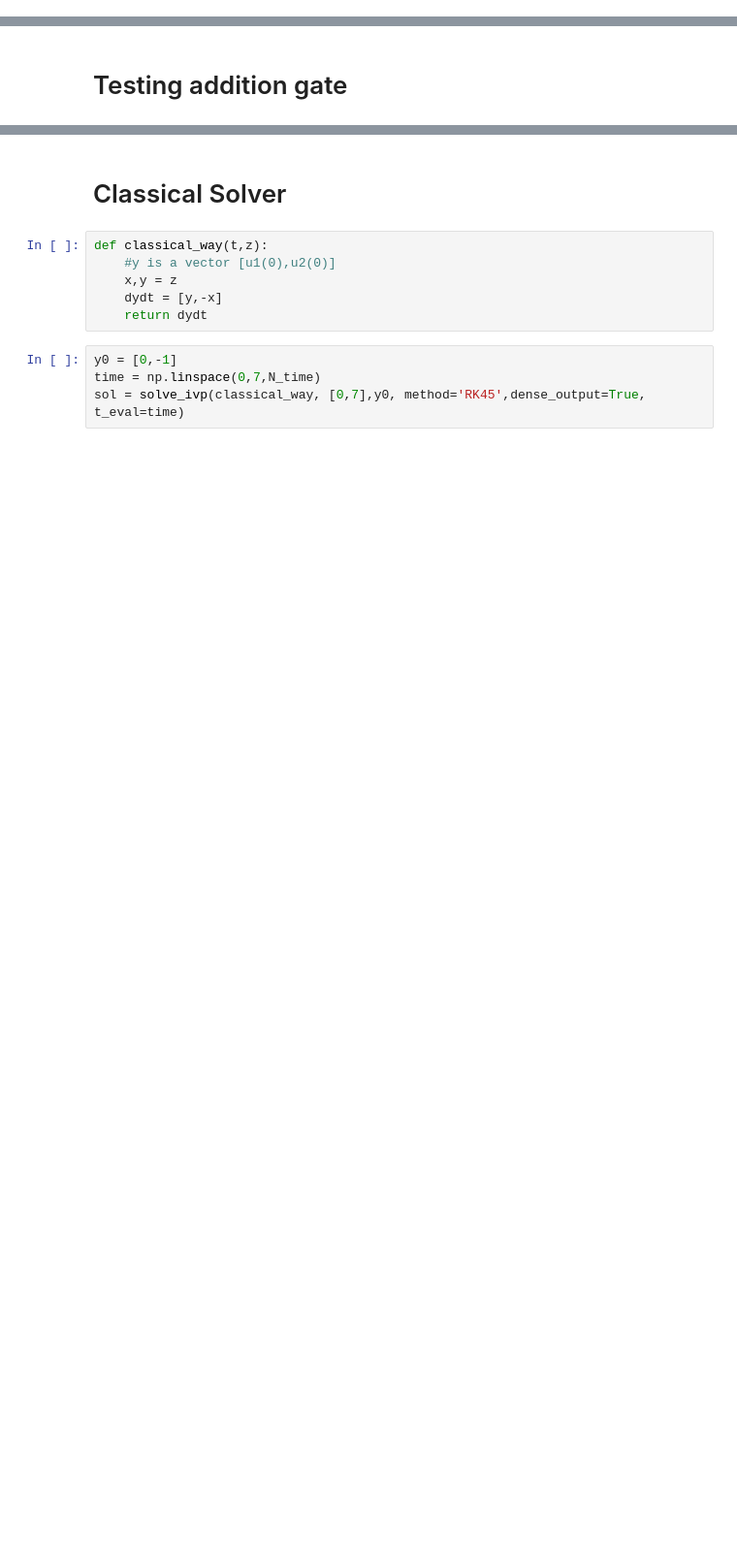
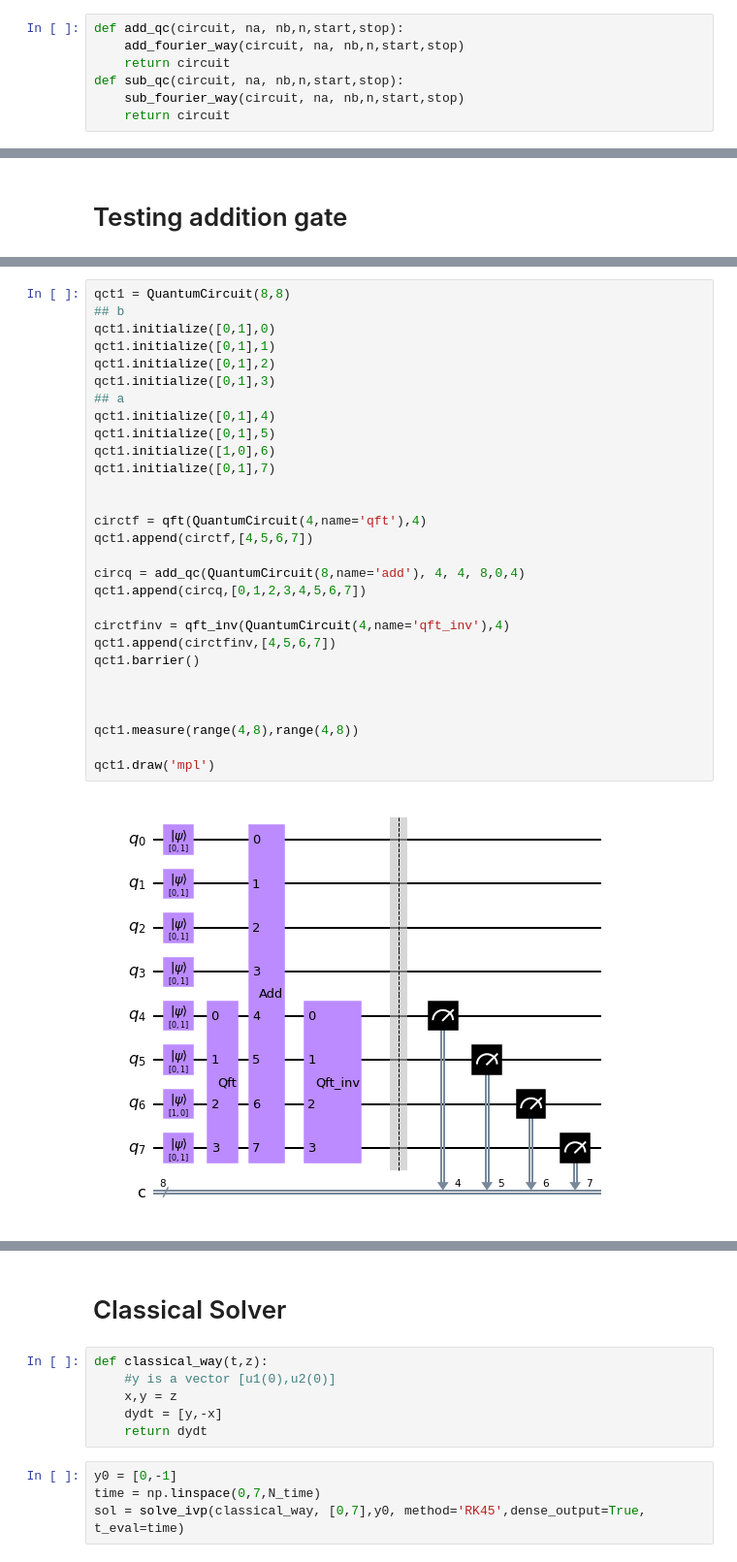
Before and after one commit to cwjsdsu/Qractice, a Jupyter notebook: Cobarrubia_Circuits/Cobarrubia_Quantum_ODE_Solver.ipynb, the cells around one changed output, grey strips where cells are left out. Shown at 97% size. Drawn from its saved outputs; the diff is of its cells as text; blank space fills up the shorter version.

```diff
--- a/Cobarrubia_Circuits/Cobarrubia_Quantum_ODE_Solver.ipynb
+++ b/Cobarrubia_Circuits/Cobarrubia_Quantum_ODE_Solver.ipynb
@@ -115 +164,8 @@ def inverse_qft(circuit, n,qb_vec):
+# %%
+def add_qc(circuit, na, nb,n,start,stop):
+    add_fourier_way(circuit, na, nb,n,start,stop)
+    return circuit
+def sub_qc(circuit, na, nb,n,start,stop):
+    sub_fourier_way(circuit, na, nb,n,start,stop)
+    return circuit
 # %%
@@ -158,0 +307,31 @@ qct.draw('mpl')
+# %%
+qct1 = QuantumCircuit(8,8)
+## b
+qct1.initialize([0,1],0)
+qct1.initialize([0,1],1)
+qct1.initialize([0,1],2)
+qct1.initialize([0,1],3)
+## a
+qct1.initialize([0,1],4)
+qct1.initialize([0,1],5)
+qct1.initialize([1,0],6)
+qct1.initialize([0,1],7)
+
+
+circtf = qft(QuantumCircuit(4,name='qft'),4)
+qct1.append(circtf,[4,5,6,7])
+
+circq = add_qc(QuantumCircuit(8,name='add'), 4, 4, 8,0,4)
+qct1.append(circq,[0,1,2,3,4,5,6,7])
+
+circtfinv = qft_inv(QuantumCircuit(4,name='qft_inv'),4)
+qct1.append(circtfinv,[4,5,6,7])
+qct1.barrier()
+
+
+
+qct1.measure(range(4,8),range(4,8))
+
+qct1.draw('mpl')
+# %% [output]
+[figure, added]
```
Also changed, not shown: parts of 62 cells of this notebook, 4 other files.
